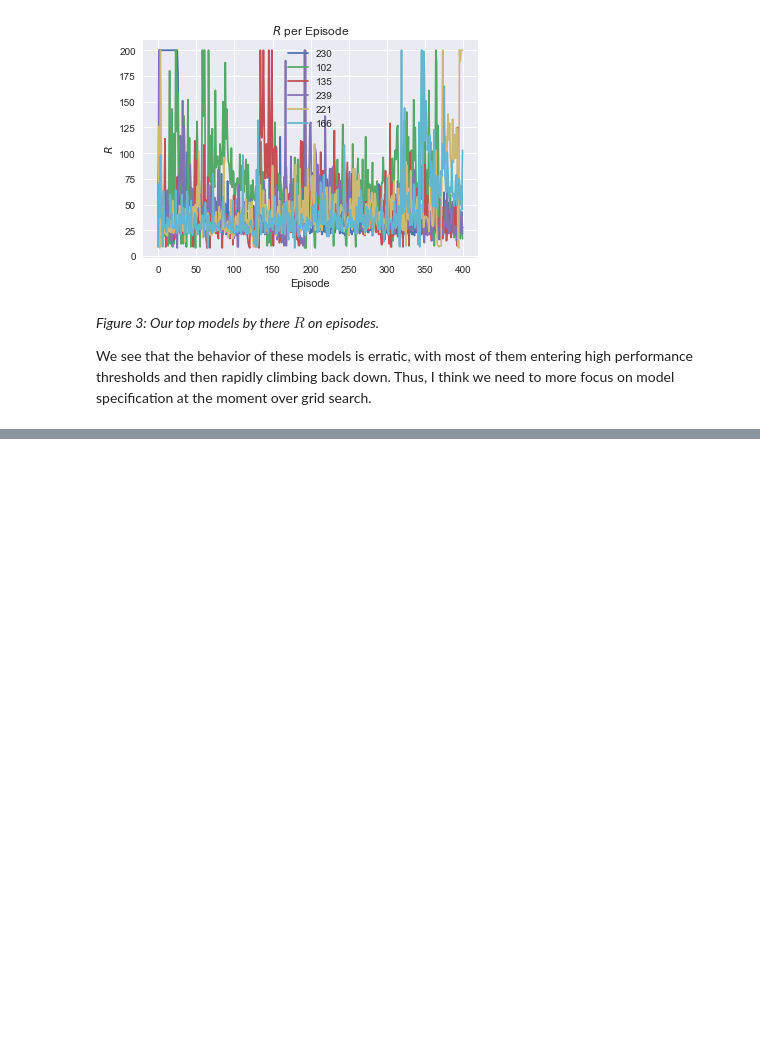
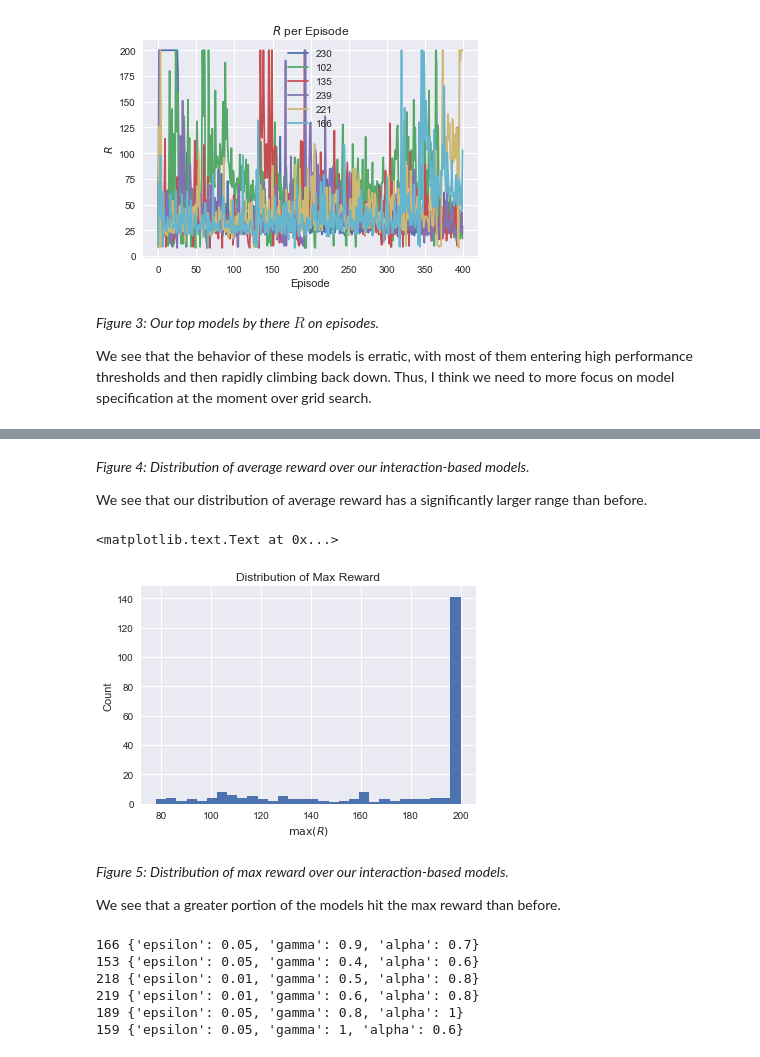
Before and after one commit to PLBMR/openAIGymSubmissions, a Jupyter notebook: analysis/cartPoleV0InitialGridSearch.ipynb, the cells around one changed output, grey strips where cells are left out. Drawn from its saved outputs; the diff is of its cells as text; code cells hidden in the pictures; blank space fills up the shorter version.

```diff
--- a/analysis/cartPoleV0InitialGridSearch.ipynb
+++ b/analysis/cartPoleV0InitialGridSearch.ipynb
@@ -105,0 +124,18 @@ We see that the behavior of these models is erratic, with most of them entering
+# %% [markdown]
+_Figure 4: Distribution of average reward over our interaction-based models._
+
+We see that our distribution of average reward has a significantly larger range than before.
+# %%
+maxRewardVec = rewardFrame.max(axis = 0)
+#then plot
+plt.hist(maxRewardVec,bins = numBins)
+plt.xlabel("$\max(R)$")
+plt.ylabel("Count")
+plt.title("Distribution of Max Reward")
+# %% [output]
+<matplotlib.text.Text at 0x...>
+[figure, added]
+# %% [markdown]
+_Figure 5: Distribution of max reward over our interaction-based models._
+
+We see that a greater portion of the models hit the max reward than before.
@@ -105,0 +148,12 @@ We see that the behavior of these models is erratic, with most of them entering
+# %%
+#study these models
+consideredRewardFrame = rewardFrame.loc[:,consideredIndices]
+for model in consideredIndices:
+        print model, modelDict[model]
+# %% [output]
+166 {'epsilon': 0.05, 'gamma': 0.9, 'alpha': 0.7}
+153 {'epsilon': 0.05, 'gamma': 0.4, 'alpha': 0.6}
+218 {'epsilon': 0.01, 'gamma': 0.5, 'alpha': 0.8}
+219 {'epsilon': 0.01, 'gamma': 0.6, 'alpha': 0.8}
+189 {'epsilon': 0.05, 'gamma': 0.8, 'alpha': 1}
+159 {'epsilon': 0.05, 'gamma': 1, 'alpha': 0.6}
```
Also changed, not shown: parts of 5 cells of this notebook, 9 other files.
